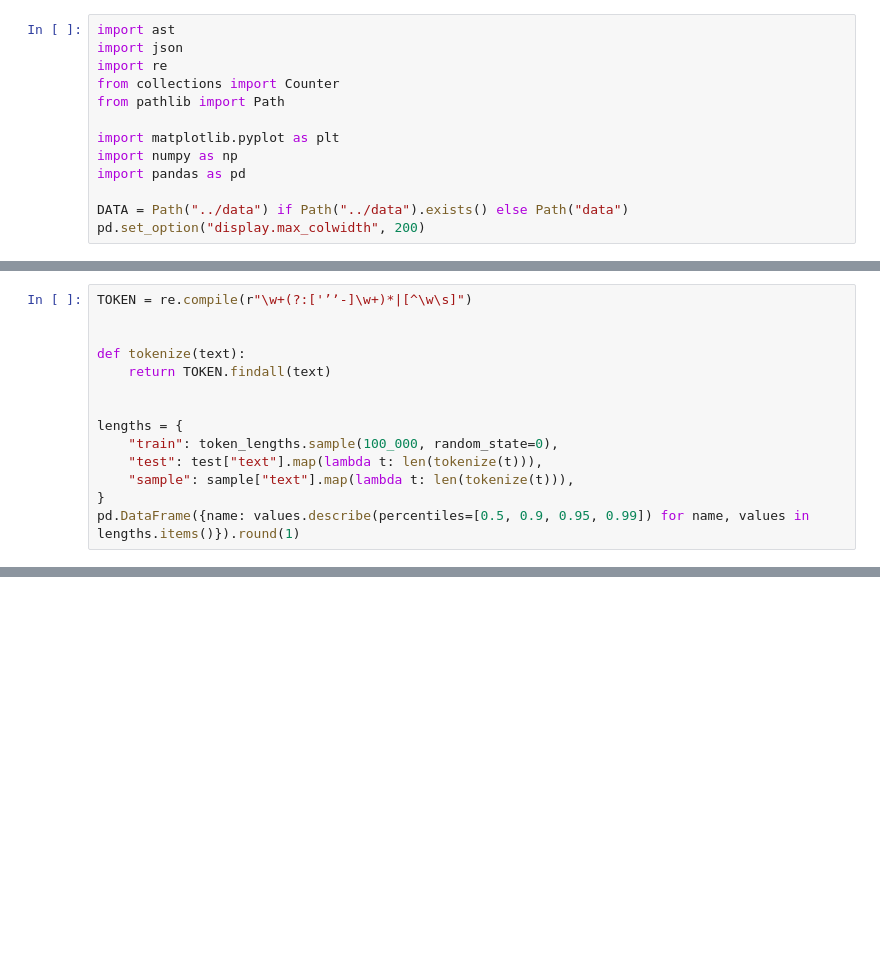
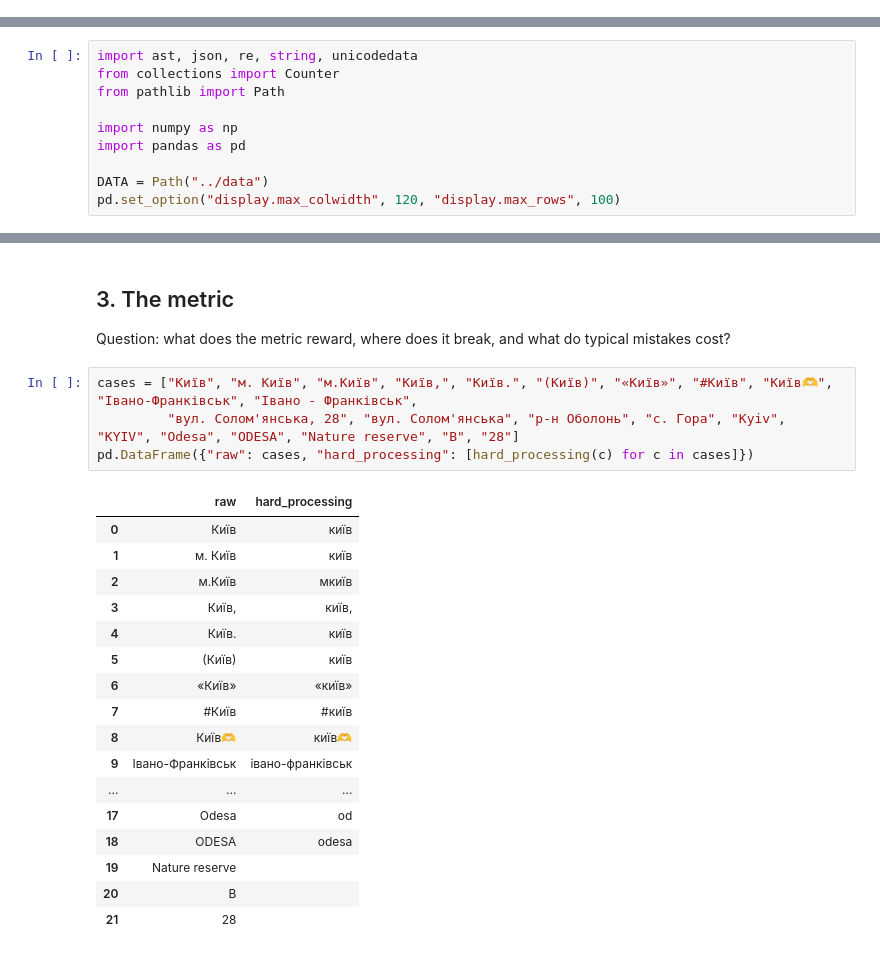
Before and after one commit to mykhailoisupov/RNN_for_NER, a Jupyter notebook: notebooks/EDA.ipynb, the cells around one changed output, grey strips where cells are left out. Cells and saved outputs as stored; diff of their text form; blank space fills up the shorter version.

```diff
--- a/notebooks/EDA.ipynb
+++ b/notebooks/EDA.ipynb
@@ -5,13 +0,0 @@
-# %%
-import ast
-import json
-import re
-from collections import Counter
-from pathlib import Path
-
-import matplotlib.pyplot as plt
-import numpy as np
-import pandas as pd
-
-DATA = Path("../data") if Path("../data").exists() else Path("data")
-pd.set_option("display.max_colwidth", 200)
@@ -170,14 +0,0 @@ pd.DataFrame({
-# %%
-TOKEN = re.compile(r"\w+(?:['’ʼ-]\w+)*|[^\w\s]")
-
-
-def tokenize(text):
-    return TOKEN.findall(text)
-
-
-lengths = {
-    "train": token_lengths.sample(100_000, random_state=0),
-    "test": test["text"].map(lambda t: len(tokenize(t))),
-    "sample": sample["text"].map(lambda t: len(tokenize(t))),
-}
-pd.DataFrame({name: values.describe(percentiles=[0.5, 0.9, 0.95, 0.99]) for name, values in lengths.items()}).round(1)
@@ -323,0 +23,10 @@ pd.Series({
+# %%
+import ast, json, re, string, unicodedata
+from collections import Counter
+from pathlib import Path
+
+import numpy as np
+import pandas as pd
+
+DATA = Path("../data")
+pd.set_option("display.max_colwidth", 120, "display.max_rows", 100)
@@ -323,0 +365,26 @@ pd.Series({
+# %% [markdown]
+## 3. The metric
+
+Question: what does the metric reward, where does it break, and what do typical mistakes cost?
+# %%
+cases = ["Київ", "м. Київ", "м.Київ", "Київ,", "Київ.", "(Київ)", "«Київ»", "#Київ", "Київ🫶", "Івано-Франківськ", "Івано - Франківськ",
+         "вул. Солом'янська, 28", "вул. Солом'янська", "р-н Оболонь", "с. Гора", "Kyiv", "KYIV", "Odesa", "ODESA", "Nature reserve", "В", "28"]
+pd.DataFrame({"raw": cases, "hard_processing": [hard_processing(c) for c in cases]})
+# %% [output]
+|  | raw | hard_processing |
+| 0 | Київ | київ |
+| 1 | м. Київ | київ |
+| 2 | м.Київ | мкиїв |
+| 3 | Київ, | київ, |
+| 4 | Київ. | київ |
+| 5 | (Київ) | київ |
+| 6 | «Київ» | «київ» |
+| 7 | #Київ | #київ |
+| 8 | Київ🫶 | київ🫶 |
+| 9 | Івано-Франківськ | івано-франківськ |
+| ... | ... | ... |
+| 17 | Odesa | od |
+| 18 | ODESA | odesa |
+| 19 | Nature reserve |  |
+| 20 | В |  |
+| 21 | 28 |  |
```
Also changed, not shown: parts of 74 cells of this notebook, 1 other file.
